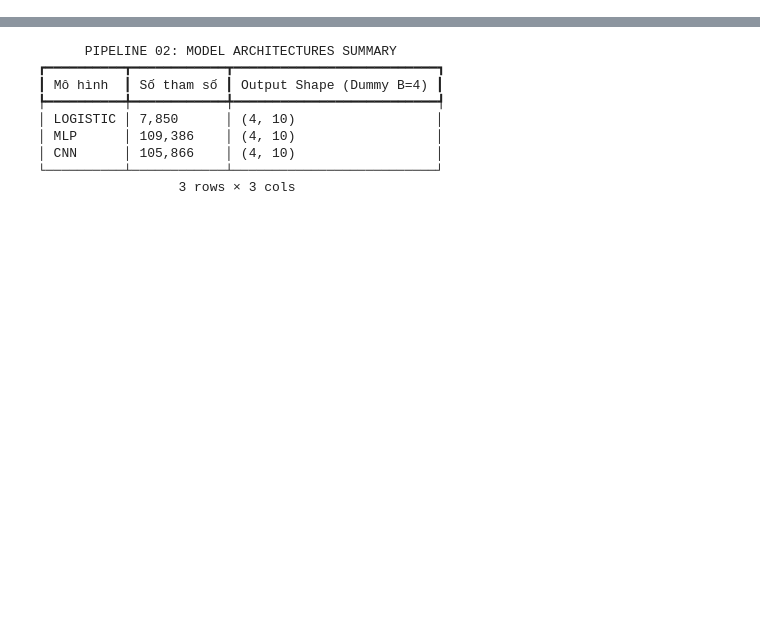
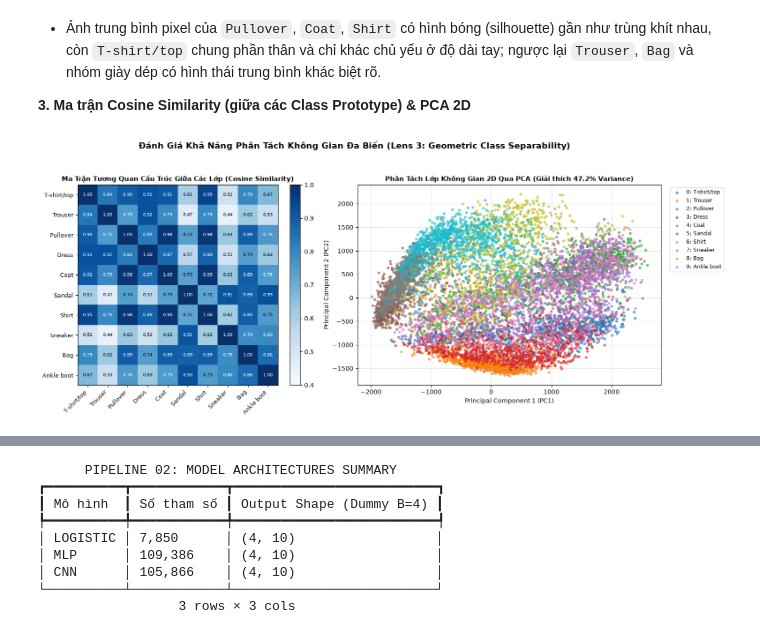
Before and after one commit to notworLe/Deeplearning-UTH, a Jupyter notebook: labs/lab1/vibe/lab1.ipynb, the cells around one changed output, grey strips where cells are left out. Saved outputs shown, nothing was run; the diff lists cells and outputs as text; code cells hidden in the pictures; blank space fills up the shorter version.

```diff
--- a/labs/lab1/vibe/lab1.ipynb
+++ b/labs/lab1/vibe/lab1.ipynb
@@ -440,0 +351,13 @@ Khởi tạo độc lập 3 mô hình khớp chính xác đặc tả tại `docs
+# %% [markdown]
+- Ảnh trung bình pixel của `Pullover`, `Coat`, `Shirt` có hình bóng (silhouette) gần như trùng khít nhau, còn `T-shirt/top` chung phần thân và chỉ khác chủ yếu ở độ dài tay; ngược lại `Trouser`, `Bag` và nhóm giày dép có hình thái trung bình khác biệt rõ.
+
+**3. Ma trận Cosine Similarity (giữa các Class Prototype) & PCA 2D**
+# %%
+sample_size = 10000
+sample_images  = train_imgs[:sample_size]
+sample_targets = train_tgts[:sample_size]
+
+fig_sim_pca = eda_helpers.plot_interclass_similarity_and_pca(class_prototypes, sample_images, sample_targets)
+plt.show()
+# %% [output]
+[figure, added]
```
Also changed, not shown: parts of 84 cells of this notebook.
